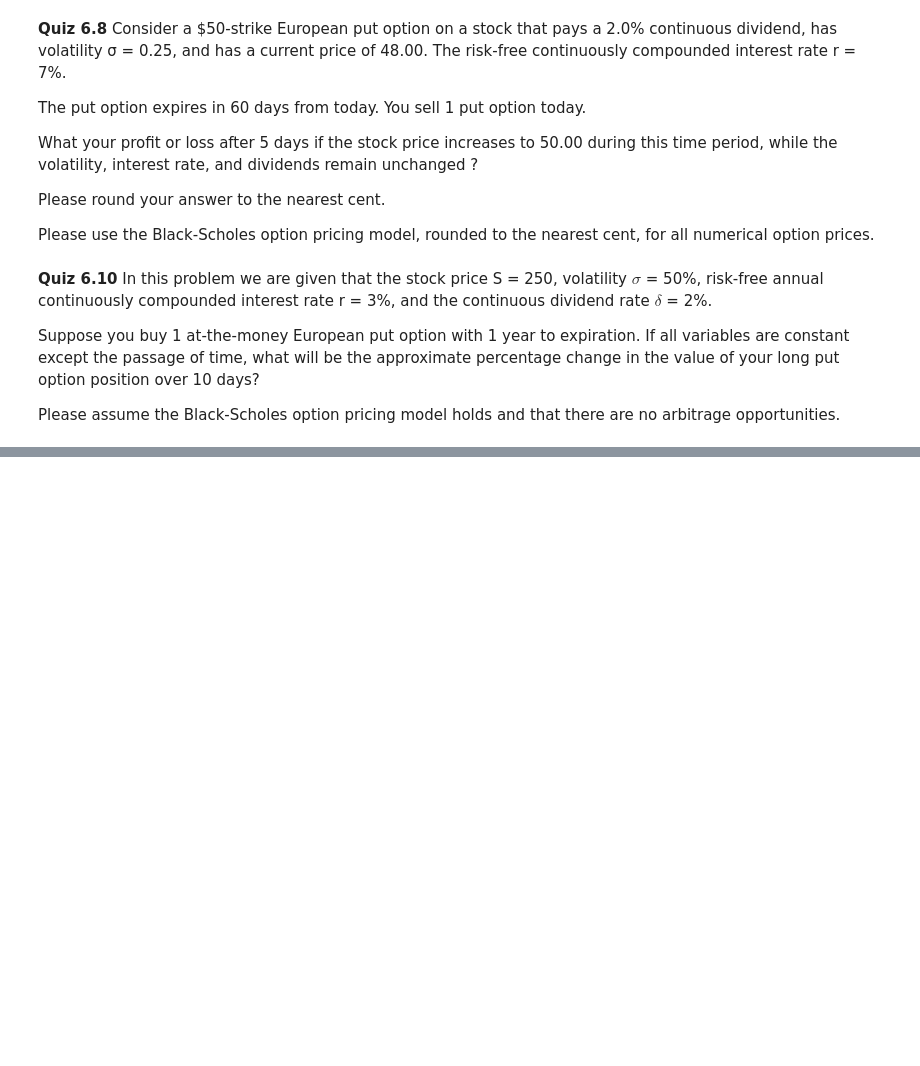
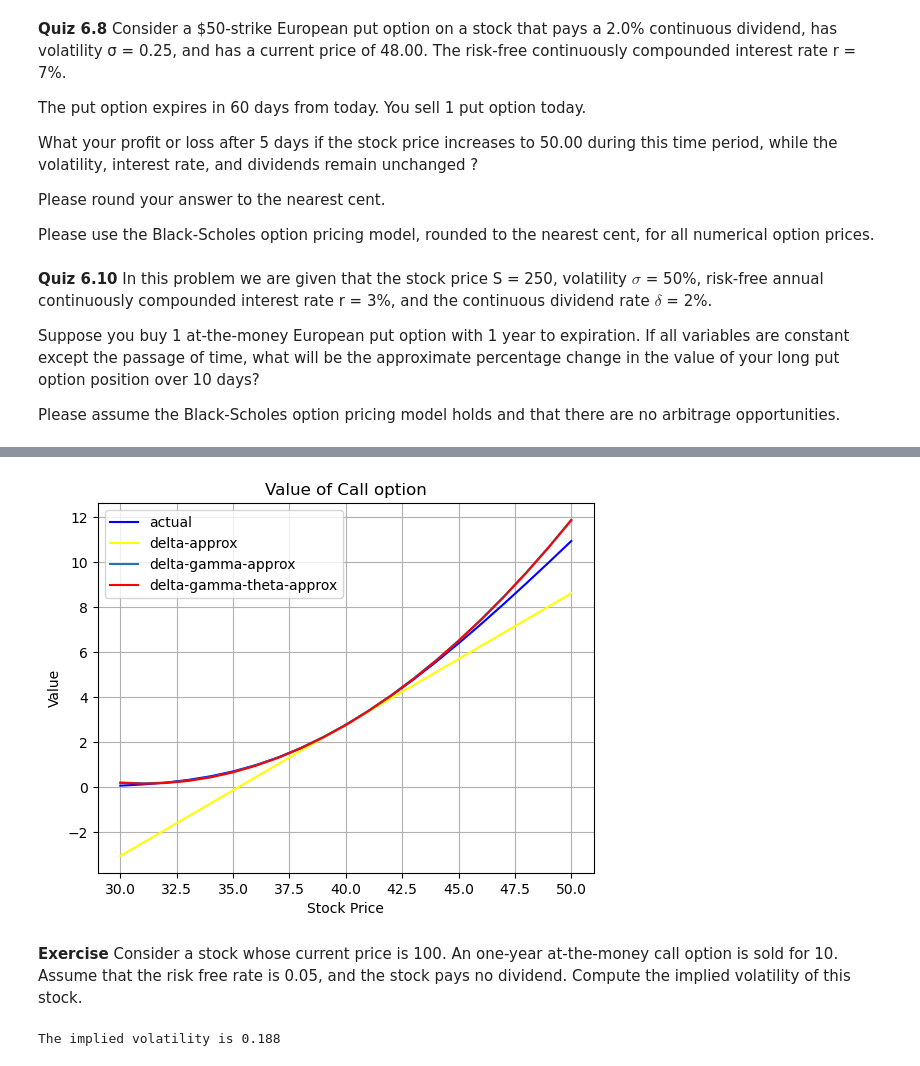
Before and after one commit to AvaM1/Math134_Notes, a Jupyter notebook: 134C Week 7.ipynb, the cells around one changed output, grey strips where cells are left out. Cells and saved outputs as stored; diff of their text form; code cells hidden in the pictures; blank space fills up the shorter version.

```diff
--- a/134C Week 7.ipynb
+++ b/134C Week 7.ipynb
@@ -31,12 +31,17 @@ def Gamma(S_t, K, dt, r, sigma, delta):
 def call_Theta(S_t, K, dt, r, sigma, delta):
     d1 = (np.log(S_t / K) + (r -delta + 0.5 * sigma ** 2) * dt) / (sigma * np.sqrt(dt))
     d2 = d1 - sigma * np.sqrt(dt)
-    return (K * np.exp(-r*dt) * sigma * norm.pdf(d2))/ (2 * np.sqrt(dt))
+    return delta * S_t * np.exp(-delta * dt)*norm.cdf(d1) - r * K * np.exp(-r*dt)*norm.cdf(d2)-(K * np.exp(-r*dt) * sigma * norm.pdf(d2))/ (2 * np.sqrt(dt))
 
 def put_Theta(S_t, K, dt, r, sigma, delta):
     d1 = (np.log(S_t / K) + (r -delta + 0.5 * sigma ** 2) * dt) / (sigma * np.sqrt(dt))
     d2 = d1 - sigma * np.sqrt(dt)
     return call_Theta(S_t, K, dt, r, sigma, delta) + r * K * np.exp(-r*dt) - delta * S_t * np.exp(-delta * dt)
+
+def put_given_call(C_t, S_t, K, r, dt):
+    return C_t - S_t + K * math.exp(-r * dt)
+def call_given_put(P_t, S_t, K, r, dt):
+    return P_t + S_t - K * math.exp(-r * dt)
 # %% [markdown]
 **Quiz 6.1** \
 Consider a 50-strike European call option with the risk-free annual continuously compounded interest rate r = 7%,  volatility $\sigma$ = 0.25, and the underlying stock price S = 48.00.  Assume the stock pays a continuous dividend $\delta$ = 2.0% and the option expires in 60 days.
@@ -185,0 +225,58 @@ Please assume the Black-Scholes option pricing model holds and that there are no
+# %%
+import numpy as np
+import matplotlib.pyplot as plt
+
+K = 40
+r = 0.08
+delta = 0
+sigma = 0.3
+S = 40
+
+C = black_scholes_call(S, K, 91/365, r,  sigma, delta)
+delta_C = call_Delta(S, K, 91/365, r,  sigma, delta)
+gamma = Gamma(S, K,  91/365, r,sigma, delta)
+theta = call_Theta(S, K, 91/365, r,  sigma, delta)
+
+Slist = np.linspace(30, 50, 21)
+
+def actual(Snew):
+    return black_scholes_call(Snew, K, 90/365, r, sigma, delta)
+
+def delta_approx(Snew):
+    return C + (Snew-S) * delta_C
+
+def delta_gamma_approx(Snew):
+    return C + (Snew - S) * delta_C + 0.5 * gamma * (Snew - S)**2
+
+def delta_gamma_theta_approx(Snew, dt):
+    return C + (Snew - S) * delta_C + 0.5 * gamma * (Snew - S)**2 + theta * dt
+
+P_1 = actual(Slist)
+P_2 = delta_approx(Slist)
+P_3 = delta_gamma_approx(Slist)
+P_4 = delta_gamma_theta_approx(Slist, 1/365)
+
+# Plot Brownian motion
+plt.plot(Slist, P_1, label = "actual", color = "blue")
+plt.plot(Slist, P_2, label = "delta-approx", color = "yellow")
+plt.plot(Slist, P_3, label = "delta-gamma-approx")
+plt.plot(Slist, P_4, label = "delta-gamma-theta-approx", color = "red")
+
+plt.xlabel('Stock Price')
+plt.ylabel('Value')
+plt.title('Value of Call option')
+plt.grid(True)
+
+plt.legend()
+plt.show()
+# %% [output]
+[figure, added]
+# %% [markdown]
+**Exercise**
+Consider a stock whose current price is 100. An one-year at-the-money call option is sold for 10. Assume that the risk free rate is 0.05, and the stock pays no dividend. Compute the implied volatility of this stock.
+# %%
+sigma = 0.188
+black_scholes_call(100, 100, 1, 0.05, sigma, 0)
+print(f"The implied volatility is", sigma)
+# %% [output]
+The implied volatility is 0.188
```
Also changed, not shown: parts of 10 cells of this notebook, 1 other file.
